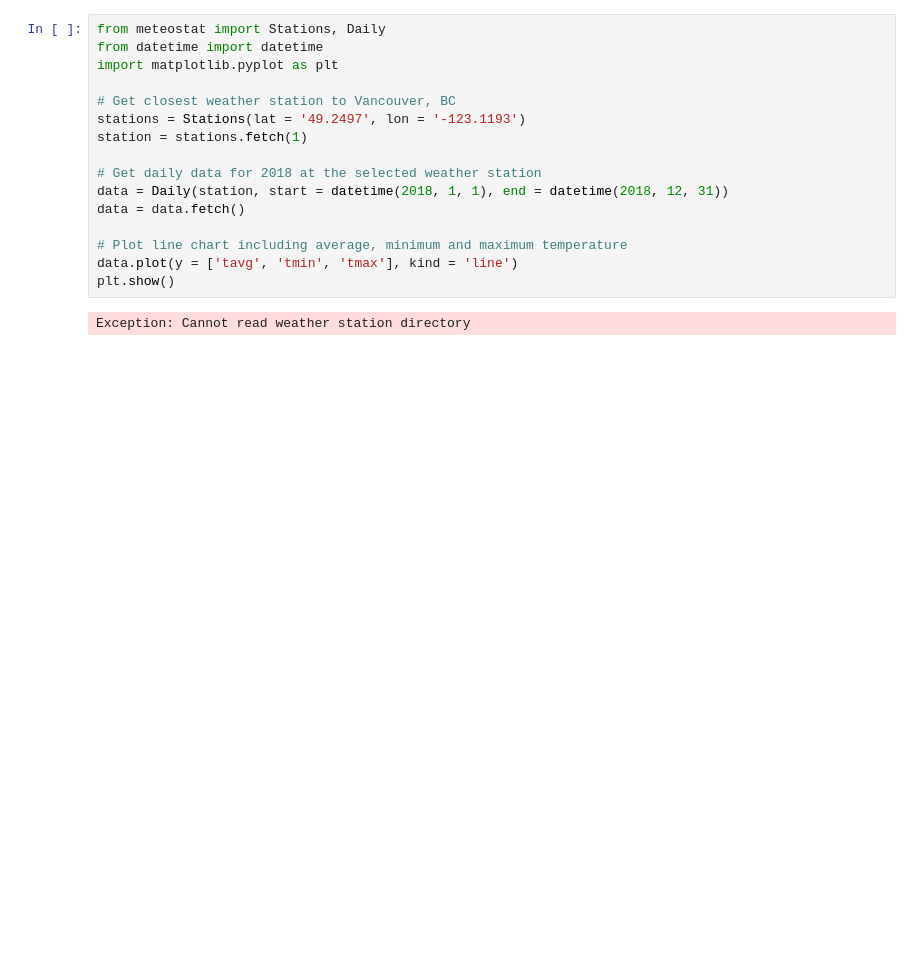
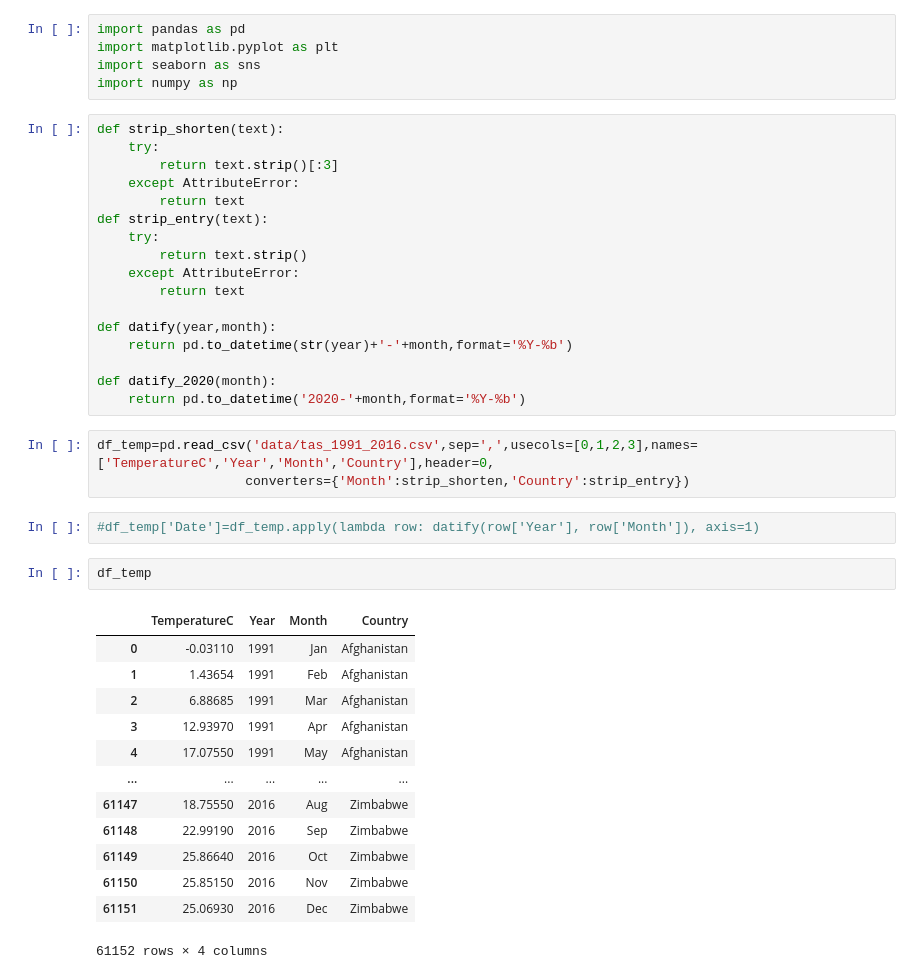
Before and after one commit to riccardoscheda/Bologna-Against-COVID, a Jupyter notebook: personal/FD/temperature.ipynb, the cells around one changed output. Saved outputs shown, nothing was run; the diff lists cells and outputs as text; blank space fills up the shorter version.

Commit message:
preprocessing of temperature and merging function

```diff
--- a/personal/FD/temperature.ipynb
+++ b/personal/FD/temperature.ipynb
@@ -1,18 +1,43 @@
-# %%
-from meteostat import Stations, Daily
-from datetime import datetime
-import matplotlib.pyplot as plt
-
-# Get closest weather station to Vancouver, BC
-stations = Stations(lat = '49.2497', lon = '-123.1193')
-station = stations.fetch(1)
-
-# Get daily data for 2018 at the selected weather station
-data = Daily(station, start = datetime(2018, 1, 1), end = datetime(2018, 12, 31))
-data = data.fetch()
-
-# Plot line chart including average, minimum and maximum temperature
-data.plot(y = ['tavg', 'tmin', 'tmax'], kind = 'line')
-plt.show()
-# %% [output]
-Exception: Cannot read weather station directory
+# %%
+import pandas as pd
+import matplotlib.pyplot as plt
+import seaborn as sns
+import numpy as np
+# %%
+def strip_shorten(text):
+    try:
+        return text.strip()[:3]
+    except AttributeError:
+        return text
+def strip_entry(text):
+    try:
+        return text.strip()
+    except AttributeError:
+        return text
+
+def datify(year,month):
+    return pd.to_datetime(str(year)+'-'+month,format='%Y-%b')
+
+def datify_2020(month):
+    return pd.to_datetime('2020-'+month,format='%Y-%b')
+# %%
+df_temp=pd.read_csv('data/tas_1991_2016.csv',sep=',',usecols=[0,1,2,3],names=['TemperatureC','Year','Month','Country'],header=0,
+                   converters={'Month':strip_shorten,'Country':strip_entry})
+# %%
+#df_temp['Date']=df_temp.apply(lambda row: datify(row['Year'], row['Month']), axis=1)
+# %%
+df_temp
+# %% [output]
+|  | TemperatureC | Year | Month | Country |
+| 0 | -0.03110 | 1991 | Jan | Afghanistan |
+| 1 | 1.43654 | 1991 | Feb | Afghanistan |
+| 2 | 6.88685 | 1991 | Mar | Afghanistan |
+| 3 | 12.93970 | 1991 | Apr | Afghanistan |
+| 4 | 17.07550 | 1991 | May | Afghanistan |
+| ... | ... | ... | ... | ... |
+| 61147 | 18.75550 | 2016 | Aug | Zimbabwe |
+| 61148 | 22.99190 | 2016 | Sep | Zimbabwe |
+| 61149 | 25.86640 | 2016 | Oct | Zimbabwe |
+| 61150 | 25.85150 | 2016 | Nov | Zimbabwe |
+| 61151 | 25.06930 | 2016 | Dec | Zimbabwe |
+61152 rows × 4 columns
```
Also changed, not shown: parts of 11 cells of this notebook, 4 other files.
